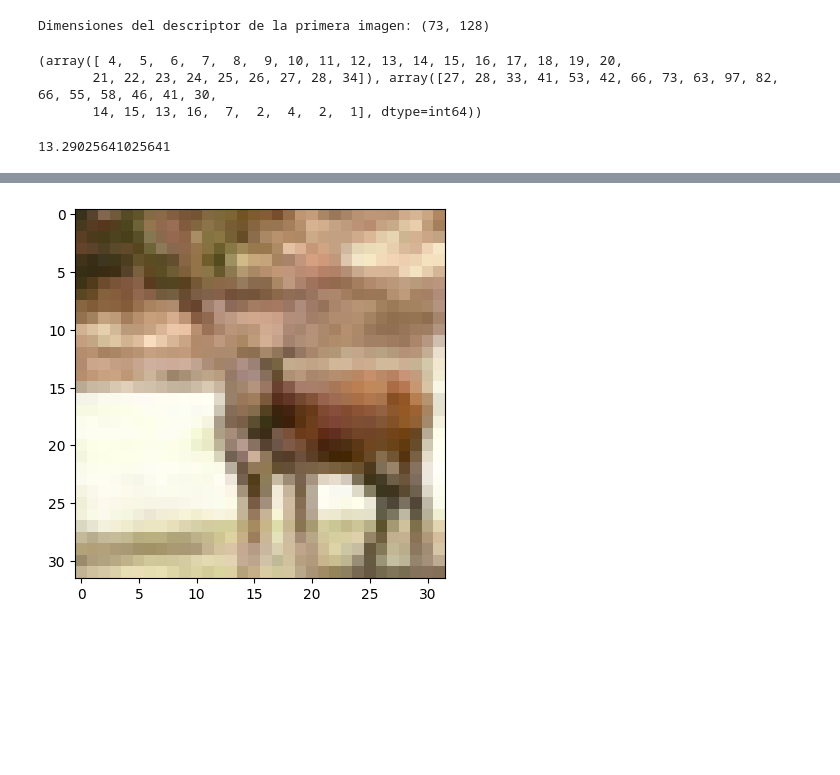
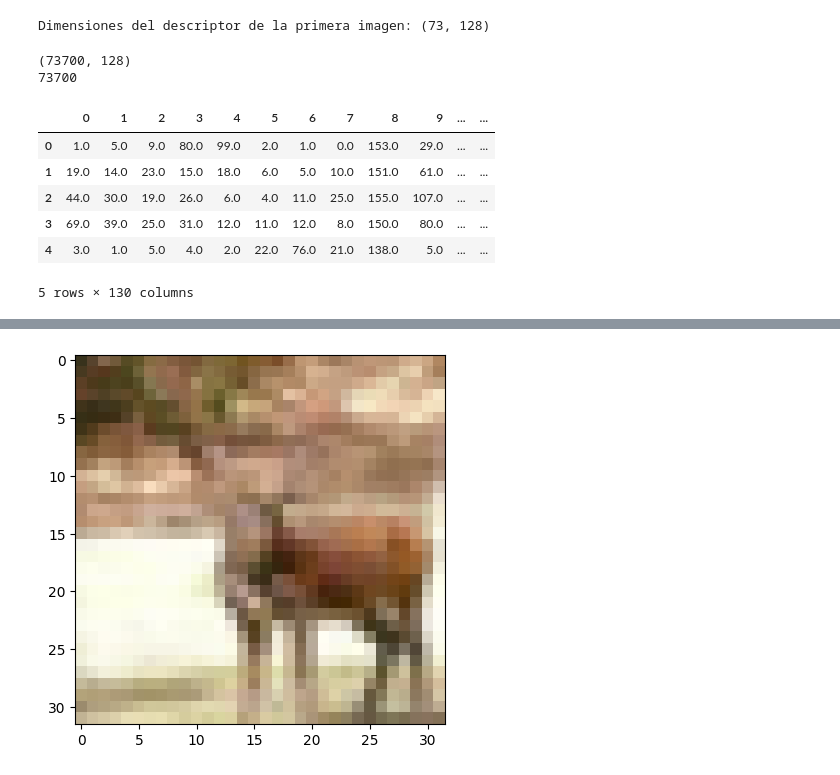
Before and after one commit to RubenCid35/CBIR, a Jupyter notebook: clasificacion_imagenes_cifra10.ipynb, the cells around one changed output, grey strips where cells are left out. Drawn from its saved outputs; the diff is of its cells as text; code cells hidden in the pictures; blank space fills up the shorter version.

Commit message:
util functions

```diff
--- a/clasificacion_imagenes_cifra10.ipynb
+++ b/clasificacion_imagenes_cifra10.ipynb
@@ -1,14 +0,0 @@
-# %%
-import pandas as pd
-import matplotlib.pyplot as plt
-import cv2
-
-images_paths = pd.read_csv("train.csv")
-images = []
-
-for i, row in images_paths.iterrows():
-    img = cv2.imread(row['path'])
-    img = cv2.cvtColor(img, cv2.COLOR_BGR2RGB)
-    images.append(img)
-
-plt.imshow(images[-1])
@@ -22,0 +1,10 @@ np.unique(y_subset, return_counts=1)
+# %%
+import pandas as pd
+import numpy as np
+import matplotlib.pyplot as plt
+import cv2
+
+from utils import load_images, load_features, save_features
+
+images_paths, images = load_images(True)
+images_paths.head()
@@ -23,14 +18,11 @@ np.unique(y_subset, return_counts=1)
 # %%
-import cv2
-import matplotlib.pyplot as plt
-
 # Función para convertir imágenes a escala de grises y aplicar SIFT
 def convert_to_gray_and_apply_sift(images):
     gray_images = []
-    keypoints_list = []
     descriptors_list = []
+    indice_imagen = []
+
     sift = cv2.SIFT_create()
-    indice_imagen = []
     for idx, img in enumerate(images):
         # Convertir la imagen a escala de grises
         gray_img = cv2.cvtColor(img, cv2.COLOR_RGB2GRAY)
@@ -38,10 +30,8 @@ def convert_to_gray_and_apply_sift(images):
         gray_images.append(gray_img)
 
         # Aplicar SIFT en la imagen en escala de grises
-        keypoints, descriptors = sift.detectAndCompute(gray_img, None)
-
+        _, descriptors = sift.detectAndCompute(gray_img, None)
         if not(descriptors is None) and len(descriptors) > 3:
-            keypoints_list.append(keypoints)
             descriptors_list.append(descriptors)
             indice_imagen += [idx] * descriptors.shape[0]
         else:
@@ -50,20 +40,23 @@ def convert_to_gray_and_apply_sift(images):
             # plt.imshow(img)
 
 
-    return gray_images, keypoints_list, descriptors_list, indice_imagen
+    return descriptors_list, indice_imagen
 
 # Convertir las imágenes a escala de grises y aplicar SIFT en el subconjunto de imágenes
-_, _, descriptors_list, index = convert_to_gray_and_apply_sift(images)
-
-print("Dimensiones del descriptor de la primera imagen:", descriptors_list[1].shape)
+descriptors, index = convert_to_gray_and_apply_sift(images)
+print("Dimensiones del descriptor de la primera imagen:", descriptors[1].shape)
+#descriptors = np.concatenate(descriptors)
 # %% [output]
 Dimensiones del descriptor de la primera imagen: (73, 128)
-# %%
-l = [v.shape[0] for v in descriptors_list]
-print(np.unique(l, return_counts=1))
-np.average(l)
-# %% [output]
-(array([ 4,  5,  6,  7,  8,  9, 10, 11, 12, 13, 14, 15, 16, 17, 18, 19, 20,
-       21, 22, 23, 24, 25, 26, 27, 28, 34]), array([27, 28, 33, 41, 53, 42, 66, 73, 63, 97, 82, 66, 55, 58, 46, 41, 30,
-       14, 15, 13, 16,  7,  2,  4,  2,  1], dtype=int64))
-13.29025641025641
+# %%
+save_features(descriptors, index, images_paths, "descriptors")
+# %% [output]
+(73700, 128)
+73700
+|  | 0 | 1 | 2 | 3 | 4 | 5 | 6 | 7 | 8 | 9 | ... | ... |
+| 0 | 1.0 | 5.0 | 9.0 | 80.0 | 99.0 | 2.0 | 1.0 | 0.0 | 153.0 | 29.0 | ... | ... |
+| 1 | 19.0 | 14.0 | 23.0 | 15.0 | 18.0 | 6.0 | 5.0 | 10.0 | 151.0 | 61.0 | ... | ... |
+| 2 | 44.0 | 30.0 | 19.0 | 26.0 | 6.0 | 4.0 | 11.0 | 25.0 | 155.0 | 107.0 | ... | ... |
+| 3 | 69.0 | 39.0 | 25.0 | 31.0 | 12.0 | 11.0 | 12.0 | 8.0 | 150.0 | 80.0 | ... | ... |
+| 4 | 3.0 | 1.0 | 5.0 | 4.0 | 2.0 | 22.0 | 76.0 | 21.0 | 138.0 | 5.0 | ... | ... |
+5 rows × 130 columns
```
Also changed, not shown: parts of 5 cells of this notebook, 7 other files.
